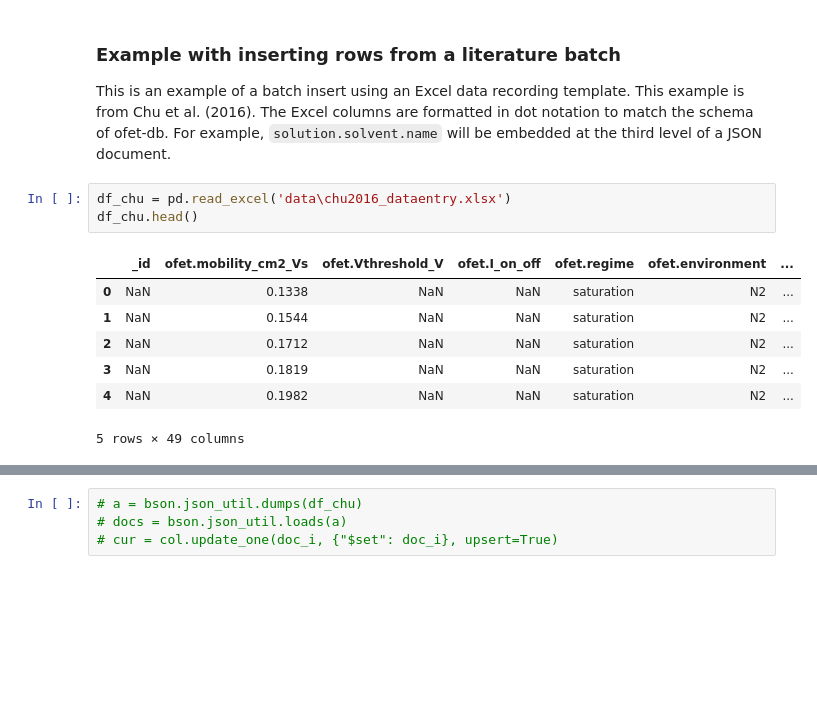
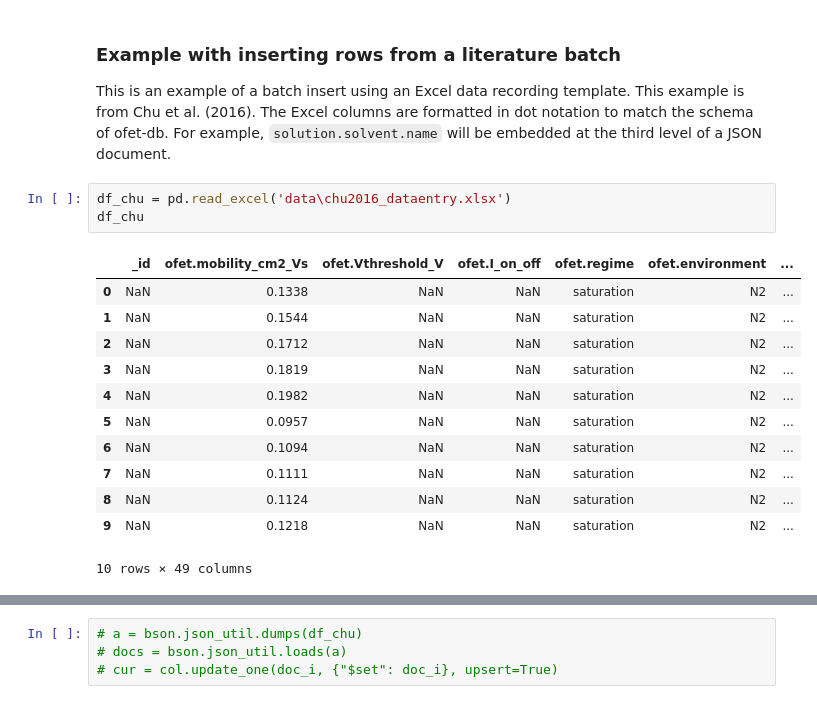
Before and after one commit to rvenkatesh6/ofet-db, a Jupyter notebook: db_sandbox_P3HT.ipynb, the cells around one changed output, grey strips where cells are left out. Drawn from its saved outputs; the diff is of its cells as text; blank space fills up the shorter version.

```diff
--- a/db_sandbox_P3HT.ipynb
+++ b/db_sandbox_P3HT.ipynb
@@ -63,13 +56,18 @@ Number of matched entries (upserted): 218
 This is an example of a batch insert using an Excel data recording template. This example is from Chu et al. (2016). The Excel columns are formatted in dot notation to match the schema of ofet-db. For example, `solution.solvent.name` will be embedded at the third level of a JSON document.
 # %%
 df_chu = pd.read_excel('data\chu2016_dataentry.xlsx')
-df_chu.head()
+df_chu
 # %% [output]
 |  | _id | ofet.mobility_cm2_Vs | ofet.Vthreshold_V | ofet.I_on_off | ofet.regime | ofet.environment | ... |
 | 0 | NaN | 0.1338 | NaN | NaN | saturation | N2 | ... |
 | 1 | NaN | 0.1544 | NaN | NaN | saturation | N2 | ... |
 | 2 | NaN | 0.1712 | NaN | NaN | saturation | N2 | ... |
 | 3 | NaN | 0.1819 | NaN | NaN | saturation | N2 | ... |
 | 4 | NaN | 0.1982 | NaN | NaN | saturation | N2 | ... |
+| 5 | NaN | 0.0957 | NaN | NaN | saturation | N2 | ... |
+| 6 | NaN | 0.1094 | NaN | NaN | saturation | N2 | ... |
+| 7 | NaN | 0.1111 | NaN | NaN | saturation | N2 | ... |
+| 8 | NaN | 0.1124 | NaN | NaN | saturation | N2 | ... |
+| 9 | NaN | 0.1218 | NaN | NaN | saturation | N2 | ... |
-5 rows × 49 columns
+10 rows × 49 columns
 # %%
```
Also changed, not shown: parts of 3 cells of this notebook, 2 other files.
